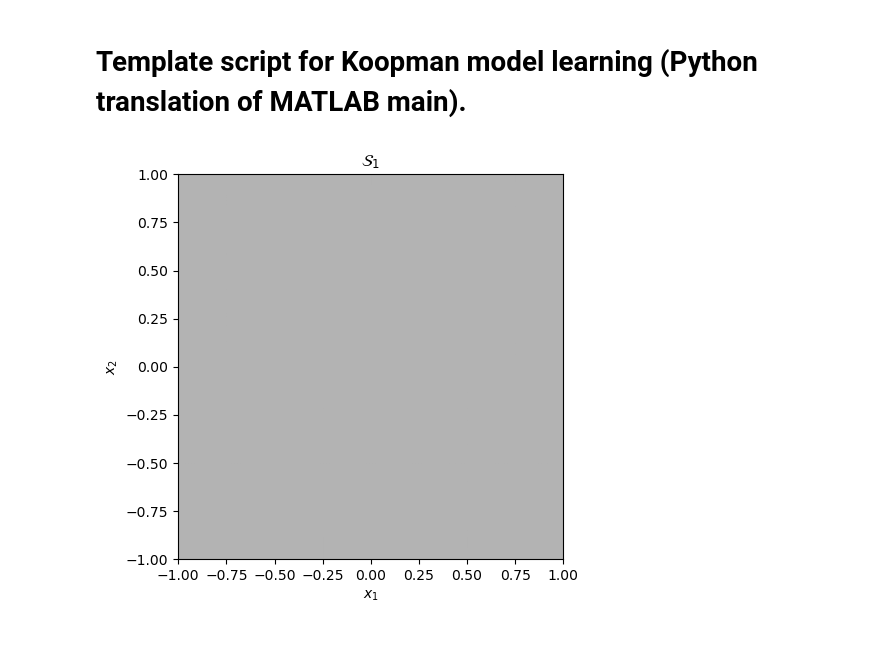
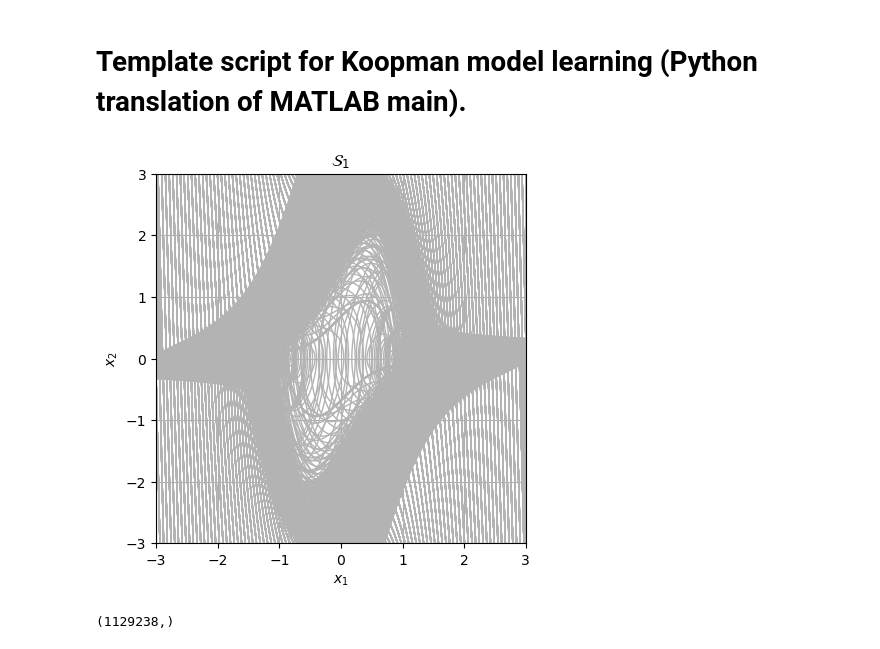
Before and after one commit to zanubiadp/LPV-Koopman-modeling-and-control, a Jupyter notebook: main.ipynb, the cells around one changed output. Drawn from its saved outputs; the diff is of its cells as text; code cells hidden in the pictures.

```diff
--- a/main.ipynb
+++ b/main.ipynb
@@ -232,4 +149,5 @@ def f_u(t, x, u):
 # %%
+
 # equilibrium for the physical states (x1,x2)
 eq = np.array([0.0, 0.0])
 # gc kept as a 2-vector for compatibility with existing routines that
@@ -238,8 +156,8 @@ eq = np.array([0.0, 0.0])
 gc = np.array([0.0, 0.0, 1.0])  # input affine coefficient (approx)
 
 # Initial conditions
-buffer = 1.0
-init_cond = generate_initial_conditions_multiple_density(eq, buffer, num_samples=20)
+buffer = 3.0
+init_cond = generate_initial_conditions_multiple_density(eq, buffer, num_samples=10)
 # append initial values for the third (input) state (start at zero)
 init_cond = np.vstack((init_cond, np.zeros((1, init_cond.shape[1]))))
 Ntraj = init_cond.shape[1]
@@ -259,67 +177,65 @@ Traj_x1: list[list[np.ndarray]] = [[None for _ in range(Ntraj)] for _ in range(n
 Traj_x2: list[list[np.ndarray]] = [[None for _ in range(Ntraj)] for _ in range(n_inputs)]
 Traj_t: list[list[np.ndarray]] = [[None for _ in range(Ntraj)] for _ in range(n_inputs)]
 
-plt.close("all")
-fig, ax = plt.subplots()
-ax.set_xlabel(r"$x_1$")
-ax.set_ylabel(r"$x_2$")
-ax.set_title(r"$\mathcal{S}_1$")
-ax.set_xlim(min_x1, max_x1)
-ax.set_ylim(min_x2, max_x2)
-ax.grid(True)
-ax.set_aspect("equal")
+PLOT_TRAJ = True
+if PLOT_TRAJ:
+    plt.close("all")
+    fig, ax = plt.subplots()
+    ax.set_xlabel(r"$x_1$")
+    ax.set_ylabel(r"$x_2$")
+    ax.set_title(r"$\mathcal{S}_1$")
+    ax.set_xlim(min_x1, max_x1)
+    ax.set_ylim(min_x2, max_x2)
+    ax.grid(True)
+    ax.set_aspect("equal")
 
 # Generate trajectories
 for zz in range(n_inputs):
+    x_traj = np.empty((n_total_states, trajLen), dtype=np.float64)
     for jj in range(Ntraj):
-        # store the full simulated (augmented) state trajectory
-        x_traj = np.zeros((n_total_states, trajLen), dtype=float)
         x_traj[:, 0] = init_cond[:, jj]
 
         ii = 0
         while (
             ii < Ms
             and min_x1 <= x_traj[0, ii] <= max_x1
             and min_x2 <= x_traj[1, ii] <= max_x2
         ):
-            x_traj[:, ii + 1] = rk4_step(f_u, 0.0, x_traj[:, ii], inputs[zz], dt)
+            x_traj[:, ii + 1] = rk4_step_numba(mu, a, b, x_traj[:, ii], inputs[zz], dt)
             ii += 1
 
-        x_traj = x_traj[:, : ii + 1]
-        ax.plot(x_traj[0, :], x_traj[1, :], color=(0.7, 0.7, 0.7), linewidth=1)
+        x_traj_trim = x_traj[:, : ii + 1].copy()
+        if PLOT_TRAJ:
+            ax.plot(x_traj_trim[0, :], x_traj_trim[1, :], color=(0.7, 0.7, 0.7), linewidth=1)
 
-        # store trajectory augmented with the *input* as the third row
-        # (MATLAB version appends the input value per sample). This makes
-        # Traj entries shaped as (x1,x2,u) which is used later for building
-        # interpolants in (x1,x2,u) space.
-        traj_with_u = np.vstack((x_traj[0:2, :], inputs[zz] * np.ones((1, x_traj.shape[1]))))
+        traj_with_u = np.vstack((x_traj_trim[0:2, :], inputs[zz] * np.ones((1, x_traj_trim.shape[1]))))
         Traj[zz][jj] = traj_with_u
         Traj_x1[zz][jj] = traj_with_u[0, :]
         Traj_x2[zz][jj] = traj_with_u[1, :]
         Traj_t[zz][jj] = np.arange(traj_with_u.shape[1]) * dt
 
-plt.tight_layout()
-# Save the phase portrait so it is available even if the process is
-# interrupted or the GUI backend closes figures on exit.
-try:
-    fig.savefig("phase_portrait.png", dpi=150)
-except Exception:
-    # non-fatal: continue if saving fails for any reason (headless, no write
-    # permission, etc.)
-    pass
+SAVE_PLOTS = False
+if SAVE_PLOTS:
+    plt.tight_layout()
+    try:
+        fig.savefig("phase_portrait.png", dpi=150)
+    except Exception:
+        pass
 
-# Vectorize data (physical states x1,x2 and input u are used for Koopman learning)
 flat_traj = [traj for row in Traj for traj in row if traj is not None]
-# include an extra list for the input (third row)
 F_vec = [[] for _ in range(n_states + 1)]
 for traj in flat_traj:
     F_vec[0].append(traj[0, :])
     F_vec[1].append(traj[1, :])
     F_vec[2].append(traj[2, :])
 
 data_uncontrolled = np.vstack((np.hstack(F_vec[0]), np.hstack(F_vec[1]), np.hstack(F_vec[2])))
 # %% [output]
-[figure, old version]
+[figure, new version]
+# %%
+data_uncontrolled[0, :].shape
+# %% [output]
+(1129238,)
 # %%
 # Eigenvalues learning
 lambdas1, lambdas_c1 = build_A_adaptive(Traj_x1, Traj_t, data_uncontrolled[0, :].T, dt, nEig[0], n_cc[0])
```
Also changed, not shown: parts of 17 cells of this notebook, 4 other files.
